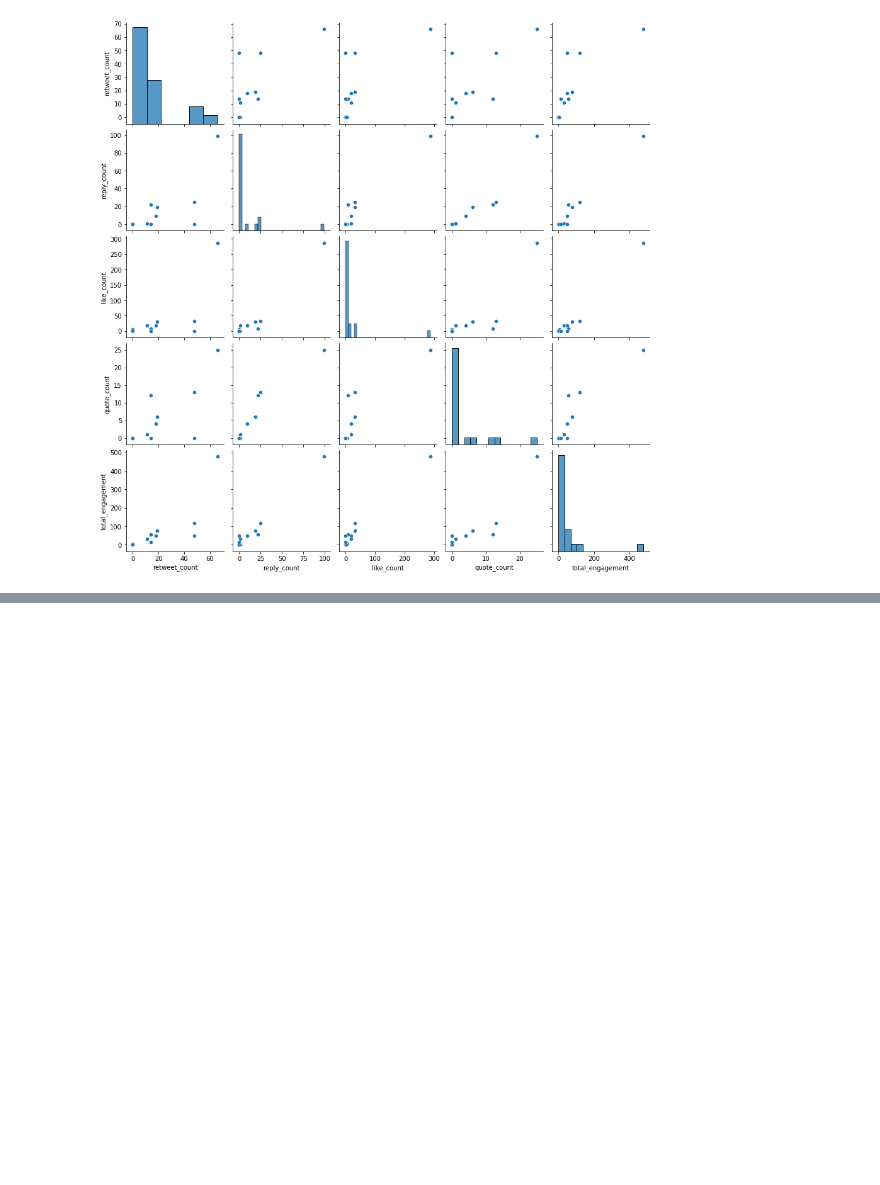
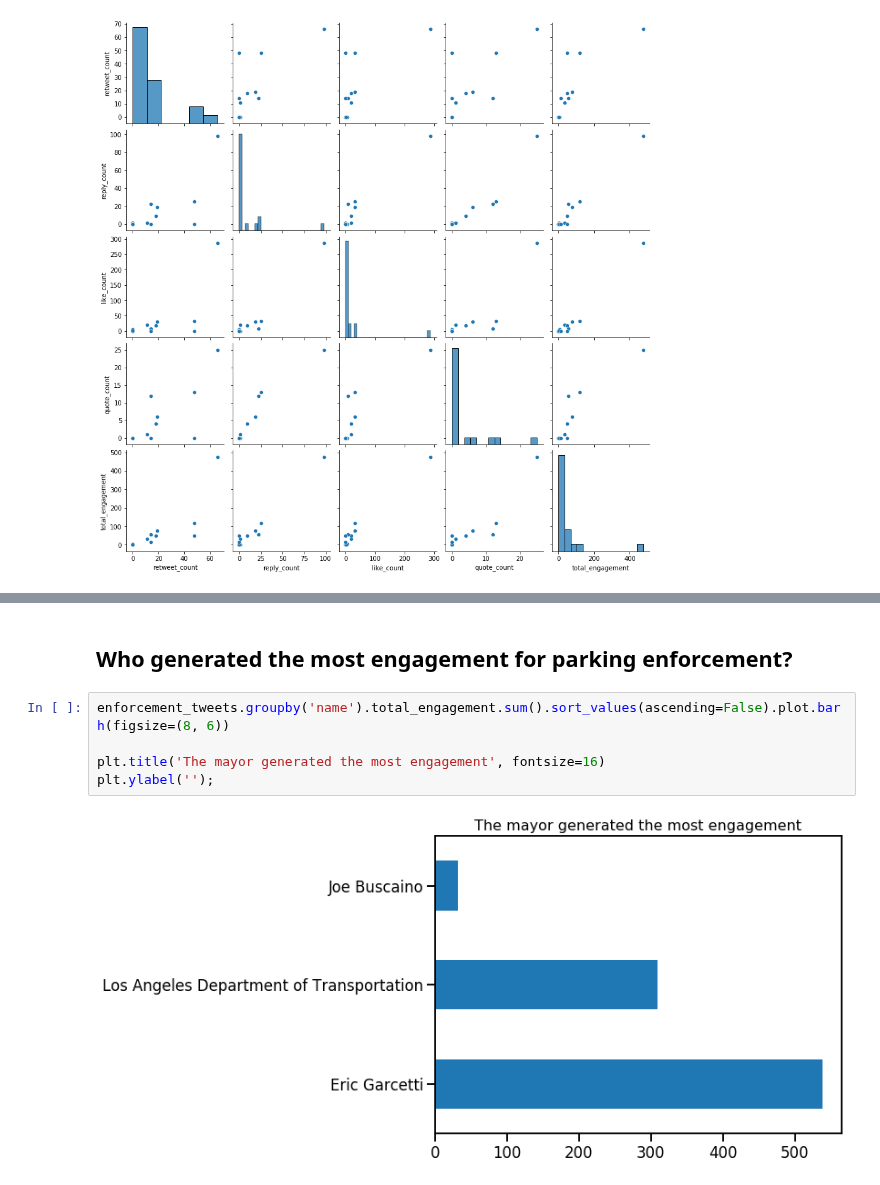
Before and after one commit to Promeos/LADOT-COVID19-enforcement, a Jupyter notebook: MVP-Tweets.ipynb, the cells around one changed output, grey strips where cells are left out. Saved outputs shown, nothing was run; the diff lists cells and outputs as text; blank space fills up the shorter version.

```diff
--- a/MVP-Tweets.ipynb
+++ b/MVP-Tweets.ipynb
@@ -218,0 +253,9 @@ Number of enforcement tweets: 19
+# %% [markdown]
+## Who generated the most engagement for parking enforcement?
+# %%
+enforcement_tweets.groupby('name').total_engagement.sum().sort_values(ascending=False).plot.barh(figsize=(8, 6))
+
+plt.title('The mayor generated the most engagement', fontsize=16)
+plt.ylabel('');
+# %% [output]
+[figure, added]
```
Also changed, not shown: parts of 20 cells of this notebook.
